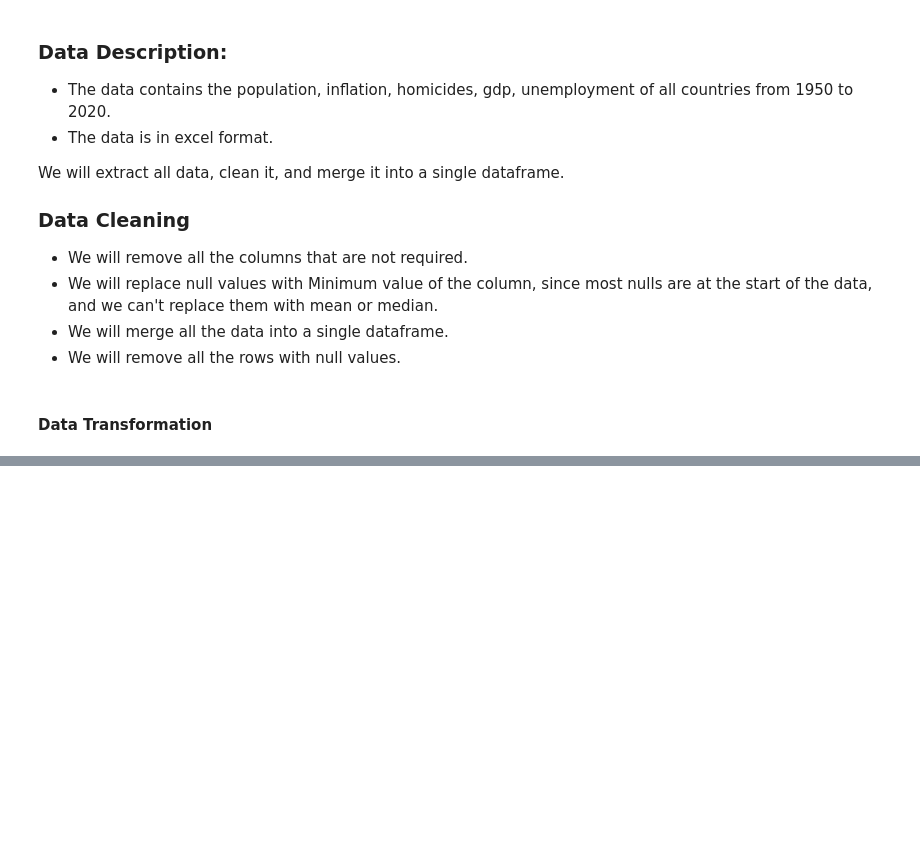
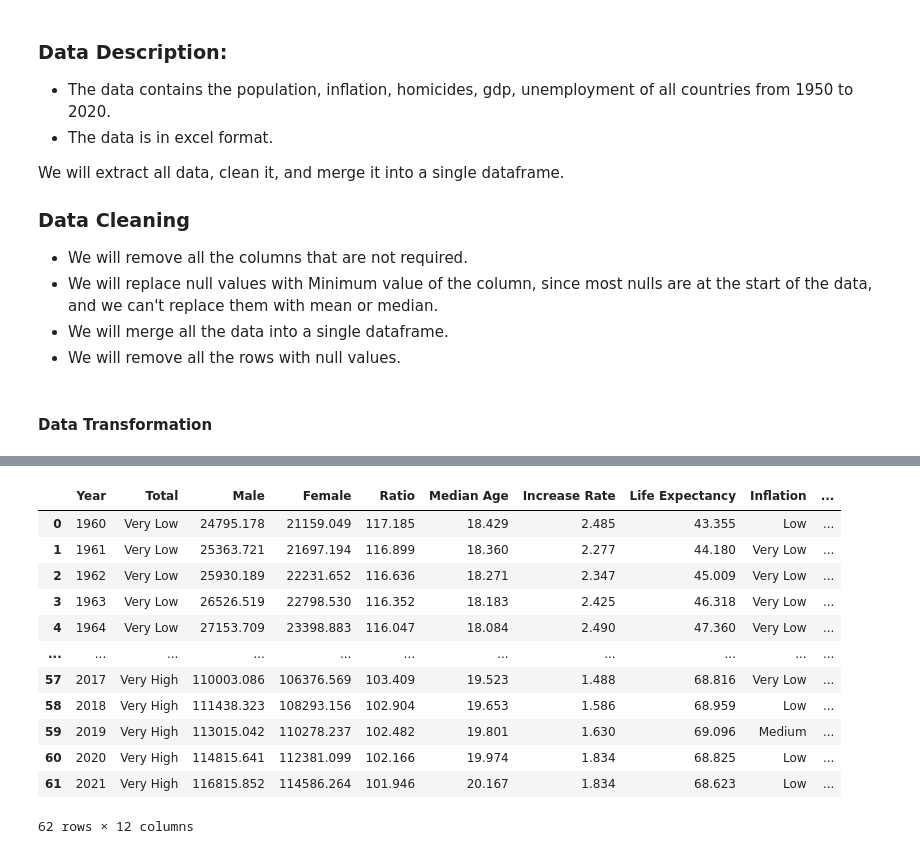
Before and after one commit to mujipro1/Population-Impact, a Jupyter notebook: preprocess.ipynb, the cells around one changed output, grey strips where cells are left out. Cells and saved outputs as stored; diff of their text form; code cells hidden in the pictures; blank space fills up the shorter version.

```diff
--- a/preprocess.ipynb
+++ b/preprocess.ipynb
@@ -77,0 +158,40 @@ merged_df.to_excel('Refined/CleanData.xlsx', index=False)
+# %%
+# frequent itemset mining
+
+from mlxtend.frequent_patterns import apriori
+from mlxtend.frequent_patterns import association_rules
+
+merged_df = pd.read_excel('Refined/CleanData.xlsx')
+
+merged_df['Total'] = pd.cut(merged_df['Total'], bins=5, labels=['Very Low', 'Low', 'Medium', 'High', 'Very High'])
+merged_df['Inflation'] = pd.cut(merged_df['Inflation'], bins=5, labels=['Very Low', 'Low', 'Medium', 'High', 'Very High'])
+merged_df['Unemployment'] = pd.cut(merged_df['Unemployment'], bins=5, labels=['Very Low', 'Low', 'Medium', 'High', 'Very High'])
+merged_df['GDP'] = pd.cut(merged_df['GDP'], bins=5, labels=['Very Low', 'Low', 'Medium', 'High', 'Very High'])
+merged_df['Homicides'] = pd.cut(merged_df['Homicides'], bins=5, labels=['Very Low', 'Low', 'Medium', 'High', 'Very High'])
+
+merged_df
+
+
+# merged_df = merged_df.drop('Year', axis=1)
+
+# merged_df = pd.get_dummies(merged_df)
+
+# frequent_itemsets = apriori(merged_df, min_support=0.1, use_colnames=True)
+# rules = association_rules(frequent_itemsets, metric='confidence', min_threshold=0.7)
+# rules.to_excel('Refined/AssociationRules.xlsx', index=False)
+
+# print(rules)
+# %% [output]
+|  | Year | Total | Male | Female | Ratio | Median Age | Increase Rate | Life Expectancy | Inflation | ... |
+| 0 | 1960 | Very Low | 24795.178 | 21159.049 | 117.185 | 18.429 | 2.485 | 43.355 | Low | ... |
+| 1 | 1961 | Very Low | 25363.721 | 21697.194 | 116.899 | 18.360 | 2.277 | 44.180 | Very Low | ... |
+| 2 | 1962 | Very Low | 25930.189 | 22231.652 | 116.636 | 18.271 | 2.347 | 45.009 | Very Low | ... |
+| 3 | 1963 | Very Low | 26526.519 | 22798.530 | 116.352 | 18.183 | 2.425 | 46.318 | Very Low | ... |
+| 4 | 1964 | Very Low | 27153.709 | 23398.883 | 116.047 | 18.084 | 2.490 | 47.360 | Very Low | ... |
+| ... | ... | ... | ... | ... | ... | ... | ... | ... | ... | ... |
+| 57 | 2017 | Very High | 110003.086 | 106376.569 | 103.409 | 19.523 | 1.488 | 68.816 | Very Low | ... |
+| 58 | 2018 | Very High | 111438.323 | 108293.156 | 102.904 | 19.653 | 1.586 | 68.959 | Low | ... |
+| 59 | 2019 | Very High | 113015.042 | 110278.237 | 102.482 | 19.801 | 1.630 | 69.096 | Medium | ... |
+| 60 | 2020 | Very High | 114815.641 | 112381.099 | 102.166 | 19.974 | 1.834 | 68.825 | Low | ... |
+| 61 | 2021 | Very High | 116815.852 | 114586.264 | 101.946 | 20.167 | 1.834 | 68.623 | Low | ... |
+62 rows × 12 columns
```
Also changed, not shown: parts of 3 cells of this notebook, 1 other file.
